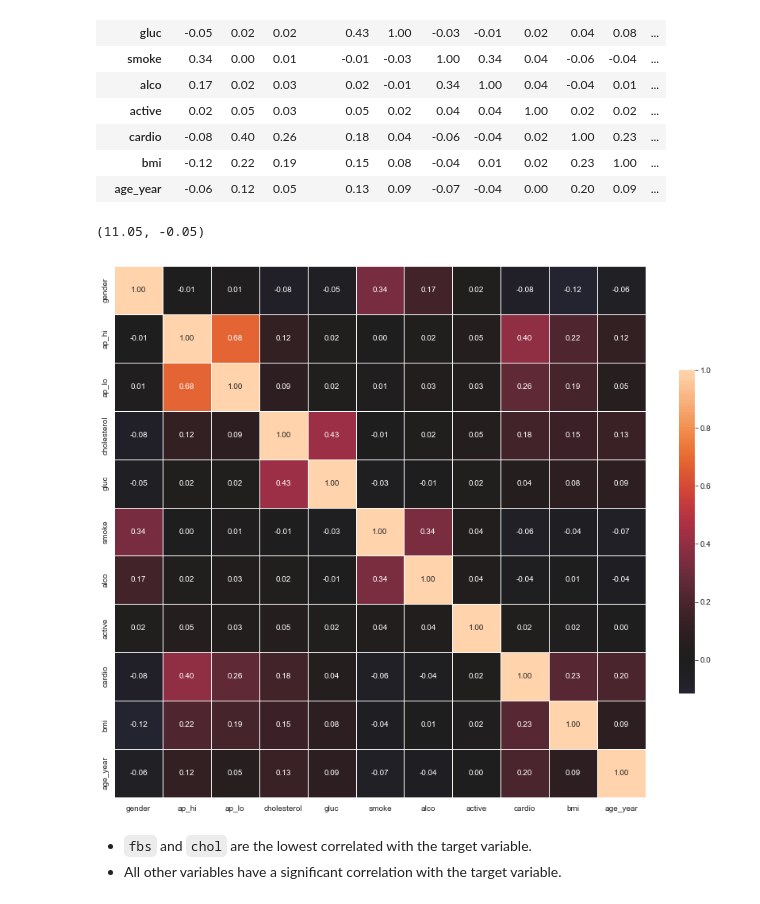
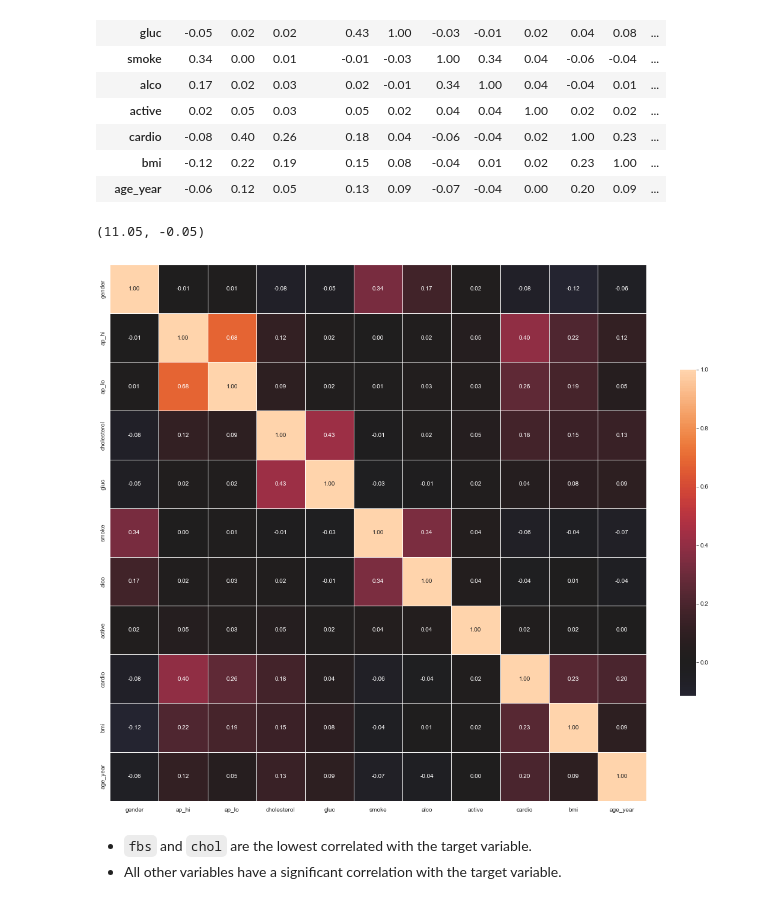
Before and after one commit to Shakhawatkabir/CVD-Final-Project--70K-Data, a Jupyter notebook: CVD Final Project.ipynb, the cells around one changed output. Saved outputs shown, nothing was run; the diff lists cells and outputs as text; code cells hidden in the pictures.

```diff
--- a/CVD Final Project.ipynb
+++ b/CVD Final Project.ipynb
@@ -47,2 +48,3 @@ from sklearn.naive_bayes import GaussianNB
 # %%
-data = pd.read_csv(r"C:\Users\Md.Shakhawat Kabir\OneDrive - bsmrstu.edu.bd\Desktop\cvd\HEART-DISEASE-ANALYSIS 70k DATA\cardio_train.csv")
+data = pd.read_csv(r"C:\Users\Md.Shakhawat Kabir\OneDrive - bsmrstu.edu.bd\Desktop\HEART-DISEASE-ANALYSIS 70k DATA\cardio_train.csv", sep=';')
+data
@@ -399,15 +374,15 @@ data.corr()
 # %%
 corr = data.corr()
 mask = np.triu(np.ones_like(corr, dtype=bool))
 cmap = sns.diverging_palette(230, 20, as_cmap=True)
-fig, ax = plt.subplots(figsize=(15,15))
+fig, ax = plt.subplots(figsize=(20,20))
 sns.heatmap(corr, center=0, square=True, linewidths=.5, fmt=".2f", annot=True, cbar_kws={"shrink": .5});
 
 bottom, top = ax.get_ylim()
 ax.set_ylim(bottom + 0.05, top - 0.05)
 # %% [output]
 (11.05, -0.05)
-[figure, old version]
+[figure, new version]
 # %% [markdown]
 - `fbs` and `chol` are the lowest correlated with the target variable.
 - All other variables have a significant correlation with the target variable.
```
Also changed, not shown: parts of 85 cells of this notebook.
